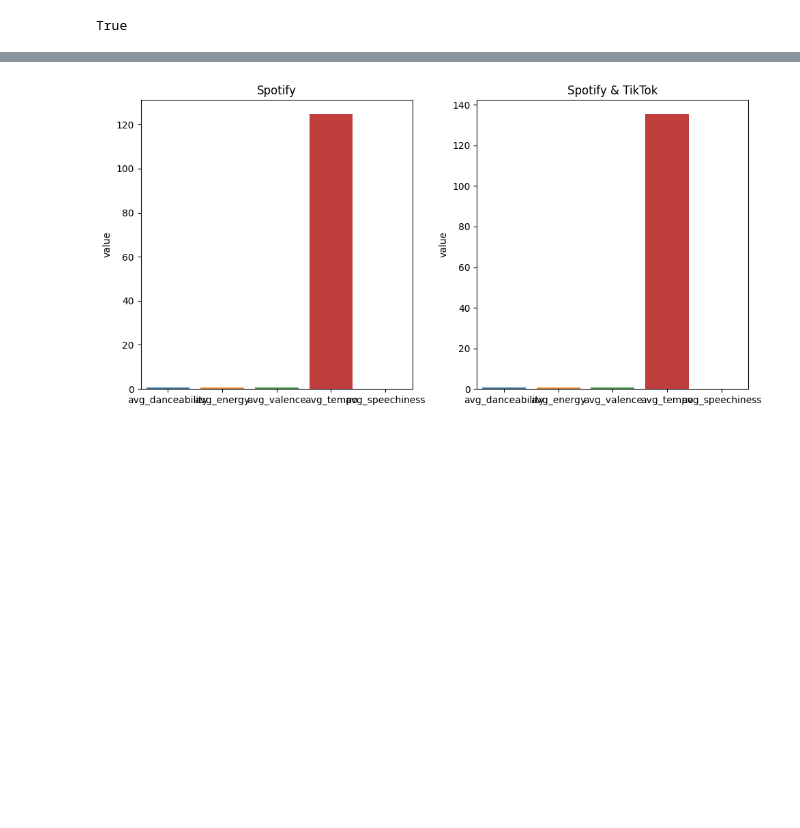
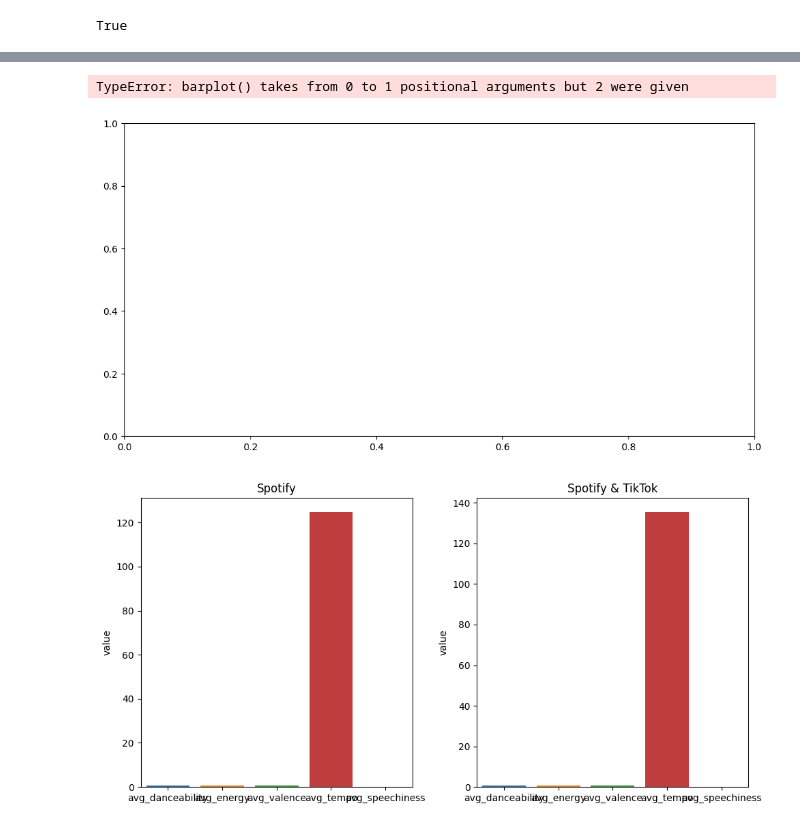
Before and after one commit to KejviBode/spotify_tiktok, a Jupyter notebook: SNS_pdf/daily_visualisations.ipynb, the cells around one changed output, grey strips where cells are left out. Drawn from its saved outputs; the diff is of its cells as text; code cells hidden in the pictures; blank space fills up the shorter version.

```diff
--- a/SNS_pdf/daily_visualisations.ipynb
+++ b/SNS_pdf/daily_visualisations.ipynb
@@ -76,3 +78,9 @@ plt.show()
+# %%
+sns.barplot(df_spotify)
+sns.barplot(df_both)
+# %% [output]
+TypeError: barplot() takes from 0 to 1 positional arguments but 2 were given
+[figure, added]
 # %%
 import seaborn as sns
 import matplotlib.pyplot as plt
```
Also changed, not shown: parts of 5 cells of this notebook, 5 other files.
